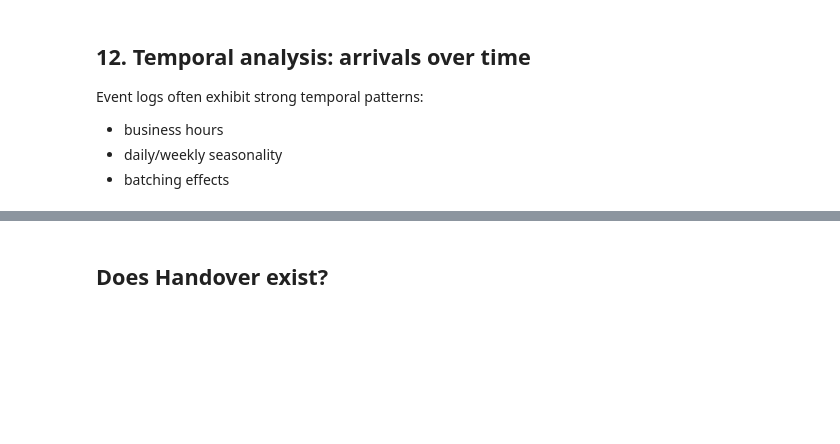
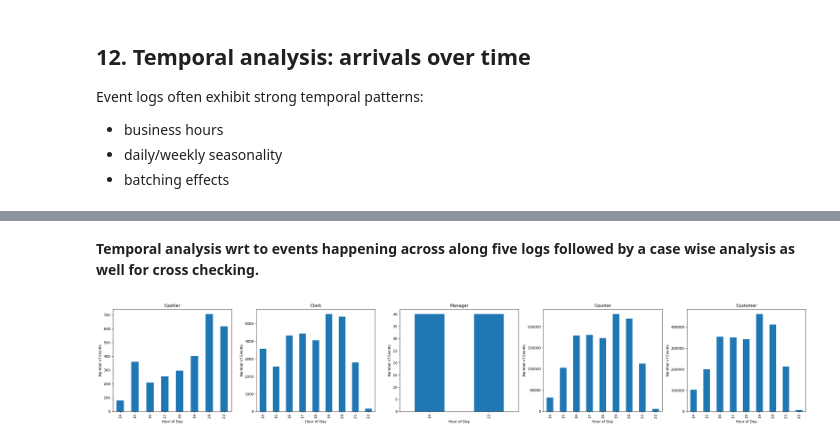
Before and after one commit to gaurisharma360/Process-Intelligence-in-Action, a Jupyter notebook: Gauri/intro_xes_combined- Copy.ipynb, the cells around one changed output, grey strips where cells are left out. Cells and saved outputs as stored; diff of their text form; code cells hidden in the pictures; blank space fills up the shorter version.

```diff
--- a/Gauri/intro_xes_combined- Copy.ipynb
+++ b/Gauri/intro_xes_combined- Copy.ipynb
@@ -193,3 +89,7 @@ log_df.head(10)
 | 7 | NaN | complete | End shift | NaN | NaN | 2026-01-27 20:01:49.936000+00:00 | NaN | NaN | ... |
 | 8 | 16.0 | complete | Start Shift | 4.0 | 2.0 | 2026-01-28 16:00:00+00:00 | NaN | NaN | ... |
 | 9 | NaN | complete | Open counter | 4.0 | NaN | 2026-01-28 16:00:00+00:00 | [(0,1,60,true),(1,2,70,true),(2,0... | [9,10,11,12,13,14,15,16,17] | ... |
+# %%
+log_df_clerk = log_converter.apply(log_clerk, variant=log_converter.Variants.TO_DATA_FRAME)
+
+log_df_clerk.head(10)
@@ -195,0 +108,3 @@ log_df.head(10)
+# %%
+log_df_counter = log_converter.apply(log_counter, variant=log_converter.Variants.TO_DATA_FRAME)
+log_df_counter.head(10)
@@ -195,0 +162,4 @@ log_df.head(10)
+# %%
+log_df_customer = log_converter.apply(log_customer, variant=log_converter.Variants.TO_DATA_FRAME)
+
+log_df_customer.head(50)
@@ -195,0 +190,4 @@ log_df.head(10)
+# %%
+log_df_manager = log_converter.apply(log_manager, variant=log_converter.Variants.TO_DATA_FRAME)
+
+log_df_manager.head(10)
@@ -514,2 +329,0 @@ Always *inspect before modeling*.
-# %% [markdown]
-## Does Handover exist?
@@ -541,0 +330,59 @@ handover[['time:timestamp','next_time','gap_min']].to_csv("handover.csv", index=
+# %% [markdown]
+**Temporal analysis wrt to events happening across along five logs followed by a case wise analysis as well for cross checking.**
+# %%
+import matplotlib.pyplot as plt
+
+# Add hour column to each log
+log_df_cashier['hour'] = log_df_cashier['time:timestamp'].dt.hour
+log_df_clerk['hour'] = log_df_clerk['time:timestamp'].dt.hour
+log_df_manager['hour'] = log_df_manager['time:timestamp'].dt.hour
+log_df_counter['hour'] = log_df_counter['time:timestamp'].dt.hour
+log_df_customer['hour'] = log_df_customer['time:timestamp'].dt.hour
+
+# Hourly arrivals/events
+cashier_hourly = log_df_cashier.groupby('hour').size()
+clerk_hourly = log_df_clerk.groupby('hour').size()
+manager_hourly = log_df_manager.groupby('hour').size()
+counter_hourly = log_df_counter.groupby('hour').size()
+customer_hourly = log_df_customer.groupby('hour').size()
+
+# Create subplots
+fig, axes = plt.subplots(1, 5, figsize=(28, 5))
+
+# Cashier
+cashier_hourly.plot(kind='bar', ax=axes[0])
+axes[0].set_title("Cashier")
+axes[0].set_xlabel("Hour of Day")
+axes[0].set_ylabel("Number of Events")
+
+# Clerk
+clerk_hourly.plot(kind='bar', ax=axes[1])
+axes[1].set_title("Clerk")
+axes[1].set_xlabel("Hour of Day")
+axes[1].set_ylabel("Number of Events")
+
+# Manager
+manager_hourly.plot(kind='bar', ax=axes[2])
+axes[2].set_title("Manager")
+axes[2].set_xlabel("Hour of Day")
+axes[2].set_ylabel("Number of Events")
+
+# Counter
+counter_hourly.plot(kind='bar', ax=axes[3])
+axes[3].set_title("Counter")
+axes[3].set_xlabel("Hour of Day")
+axes[3].set_ylabel("Number of Events")
+
+# Customer
+customer_hourly.plot(kind='bar', ax=axes[4])
+axes[4].set_title("Customer")
+axes[4].set_xlabel("Hour of Day")
+axes[4].set_ylabel("Number of Events")
+
+# Adjust layout
+plt.tight_layout()
+
+# Show plots
+plt.show()
+# %% [output]
+[figure, added]
```
Also changed, not shown: parts of 79 cells of this notebook.
